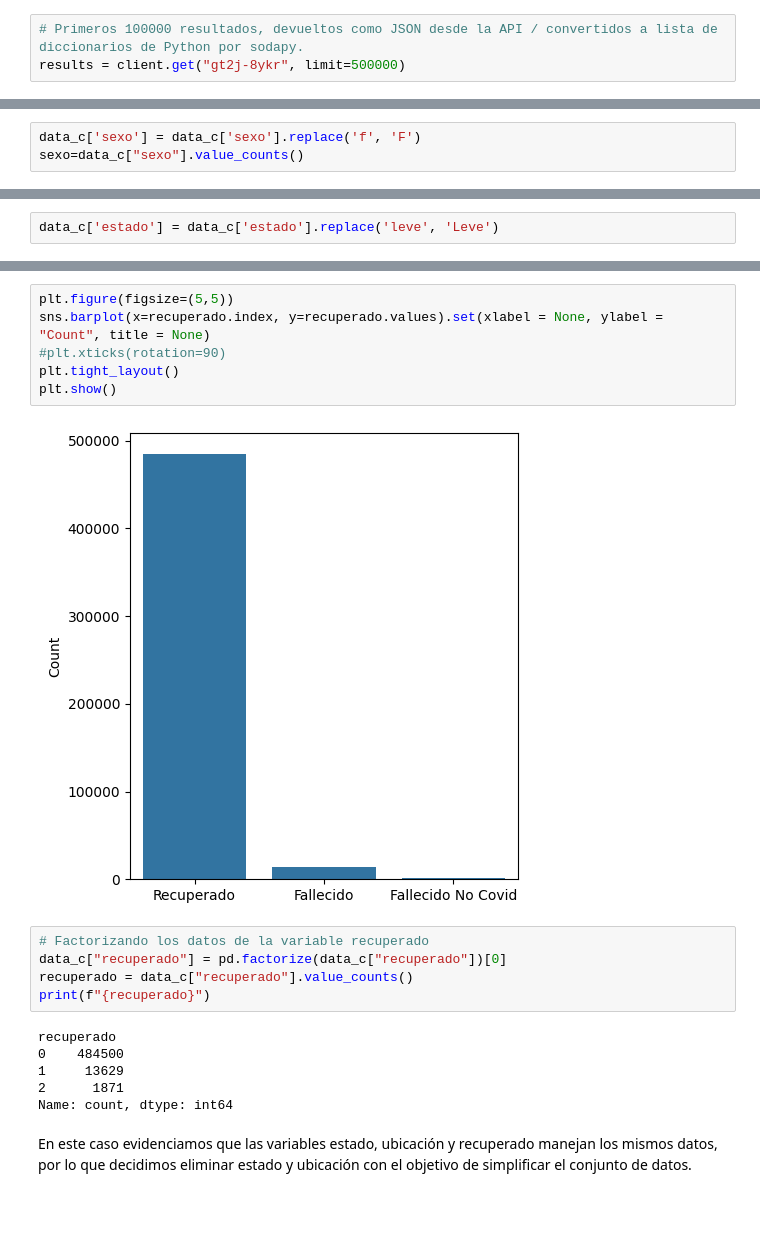
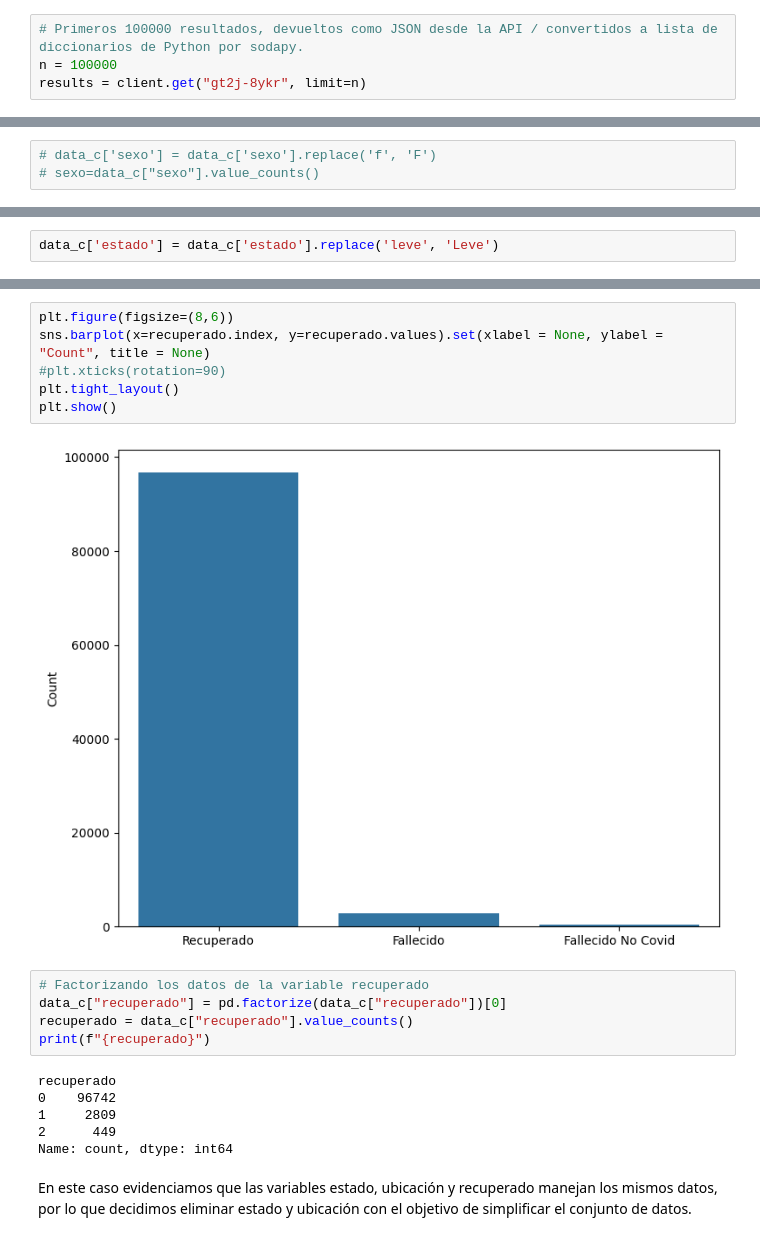
Before and after one commit to 4GeeksAcademy/remelop_Machine_Learning_Final_Project, a Jupyter notebook: src/Final_Project.ipynb, the cells around one changed output, grey strips where cells are left out. Cells and saved outputs as stored; diff of their text form; blank space fills up the shorter version.

Commit message:
EDA_GRAPHS

```diff
--- a/src/Final_Project.ipynb
+++ b/src/Final_Project.ipynb
@@ -36,7 +36,8 @@ client = Socrata("www.datos.gov.co", None)
 WARNING:root:Requests made without an app_token will be subject to strict throttling limits.
 # %%
 # Primeros 100000 resultados, devueltos como JSON desde la API / convertidos a lista de diccionarios de Python por sodapy.
-results = client.get("gt2j-8ykr", limit=500000)
+n = 100000
+results = client.get("gt2j-8ykr", limit=n)
 # %%
 # Conversión de los datos a un DataFrame con Pandas
 results_df = pd.DataFrame.from_records(results)
@@ -304,6 +304,6 @@ f         1
 Name: count, dtype: int64
 # %%
-data_c['sexo'] = data_c['sexo'].replace('f', 'F')
-sexo=data_c["sexo"].value_counts()
+# data_c['sexo'] = data_c['sexo'].replace('f', 'F')
+# sexo=data_c["sexo"].value_counts()
 # %%
 plt.figure(figsize=(5,5))
@@ -419,11 +427,11 @@ Name: count, dtype: int64
 # %%
-plt.figure(figsize=(5,5))
+plt.figure(figsize=(8,6))
 sns.barplot(x=recuperado.index, y=recuperado.values).set(xlabel = None, ylabel = "Count", title = None)
 #plt.xticks(rotation=90)
 plt.tight_layout()
 plt.show()
 # %% [output]
-[figure, old version]
+[figure, new version]
 # %%
 # Factorizando los datos de la variable recuperado
 data_c["recuperado"] = pd.factorize(data_c["recuperado"])[0]
@@ -431,9 +439,9 @@ recuperado = data_c["recuperado"].value_counts()
 print(f"{recuperado}")
 # %% [output]
 recuperado
-0    484500
-1     13629
-2      1871
+0    96742
+1     2809
+2      449
 Name: count, dtype: int64
 # %% [markdown]
 En este caso evidenciamos que las variables estado, ubicación y recuperado manejan los mismos datos, por lo que decidimos eliminar estado y ubicación con el objetivo de simplificar el conjunto de datos.
```
Also changed, not shown: parts of 40 cells of this notebook, 1 other file.
